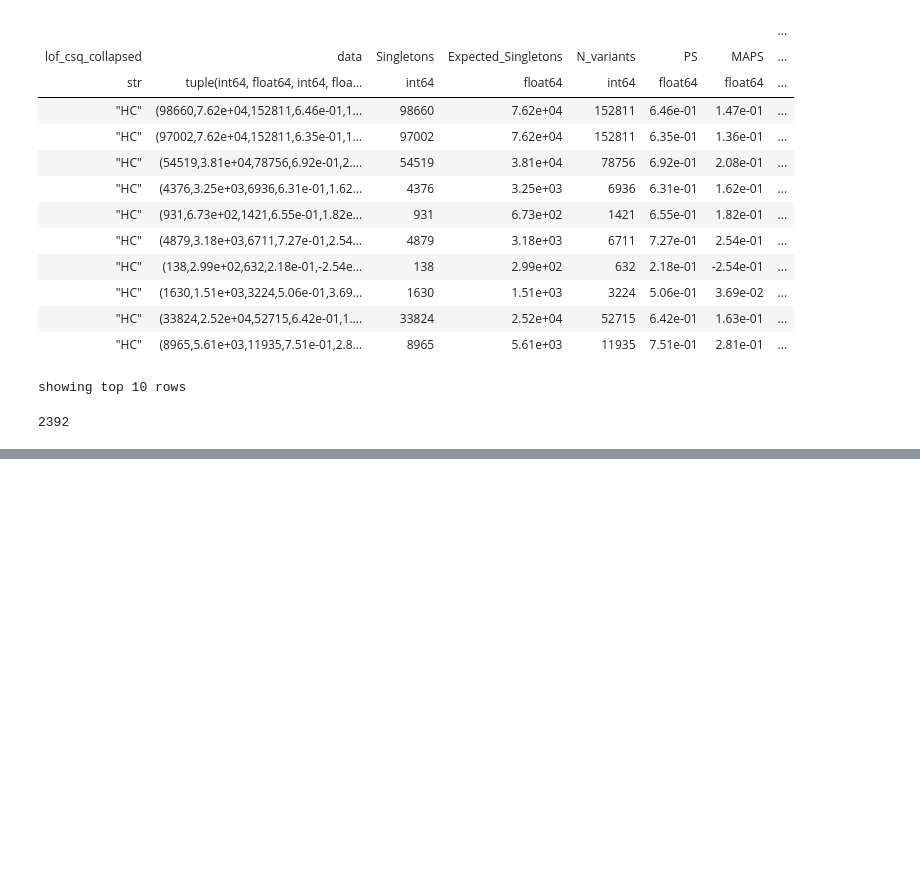
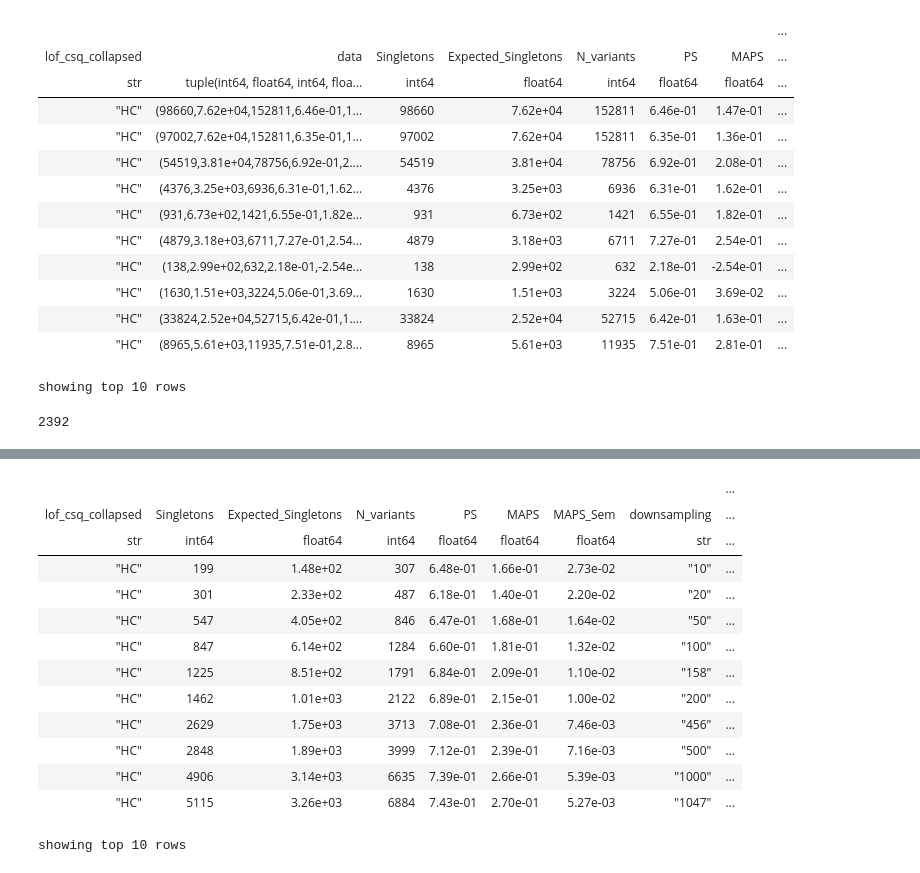
Before and after one commit to ajandria/BroadIS, a Jupyter notebook: 1-array-rerun_maps_per_variant_Annotate-Metadata.ipynb, the cells around one changed output, grey strips where cells are left out. Cells and saved outputs as stored; diff of their text form; code cells hidden in the pictures; blank space fills up the shorter version.

```diff
--- a/1-array-rerun_maps_per_variant_Annotate-Metadata.ipynb
+++ b/1-array-rerun_maps_per_variant_Annotate-Metadata.ipynb
@@ -113,0 +291,14 @@ maps_clean.count()
+# %%
+maps_clean_population_ds = maps_clean.annotate(is_raw_adj = ((maps_clean.Metadata[0].contains('raw')) | maps_clean.Metadata[0].contains('adj')))
+
+maps_clean_population_ds = maps_clean_population_ds.filter(maps_clean_population_ds.is_raw_adj == 0)
+
+maps_clean_population_ds = maps_clean_population_ds.annotate(population = maps_clean_population_ds.Metadata[2],
+                                                            downsampling = maps_clean_population_ds.Metadata[0])
+
+maps_clean_population_ds = maps_clean_population_ds.select('Singletons', 'Expected_Singletons', 'N_variants', 'PS', 'MAPS', 'MAPS_Sem', 'downsampling', 'population')
+
+maps_clean_population_ds.export('MAPS_population_downsampling.csv', delimiter = ",")
+
+maps_clean_population_ds.show()
+# %% [output]
@@ -113,0 +309,14 @@ maps_clean.count()
+|  |  |  |  |  |  |  |  | ... |
+| lof_csq_collapsed | Singletons | Expected_Singletons | N_variants | PS | MAPS | MAPS_Sem | downsampling | ... |
+| str | int64 | float64 | int64 | float64 | float64 | float64 | str | ... |
+| "HC" | 199 | 1.48e+02 | 307 | 6.48e-01 | 1.66e-01 | 2.73e-02 | "10" | ... |
+| "HC" | 301 | 2.33e+02 | 487 | 6.18e-01 | 1.40e-01 | 2.20e-02 | "20" | ... |
+| "HC" | 547 | 4.05e+02 | 846 | 6.47e-01 | 1.68e-01 | 1.64e-02 | "50" | ... |
+| "HC" | 847 | 6.14e+02 | 1284 | 6.60e-01 | 1.81e-01 | 1.32e-02 | "100" | ... |
+| "HC" | 1225 | 8.51e+02 | 1791 | 6.84e-01 | 2.09e-01 | 1.10e-02 | "158" | ... |
+| "HC" | 1462 | 1.01e+03 | 2122 | 6.89e-01 | 2.15e-01 | 1.00e-02 | "200" | ... |
+| "HC" | 2629 | 1.75e+03 | 3713 | 7.08e-01 | 2.36e-01 | 7.46e-03 | "456" | ... |
+| "HC" | 2848 | 1.89e+03 | 3999 | 7.12e-01 | 2.39e-01 | 7.16e-03 | "500" | ... |
+| "HC" | 4906 | 3.14e+03 | 6635 | 7.39e-01 | 2.66e-01 | 5.39e-03 | "1000" | ... |
+| "HC" | 5115 | 3.26e+03 | 6884 | 7.43e-01 | 2.70e-01 | 5.27e-03 | "1047" | ... |
+showing top 10 rows
```
Also changed, not shown: parts of 17 cells of this notebook, 7 other files.
